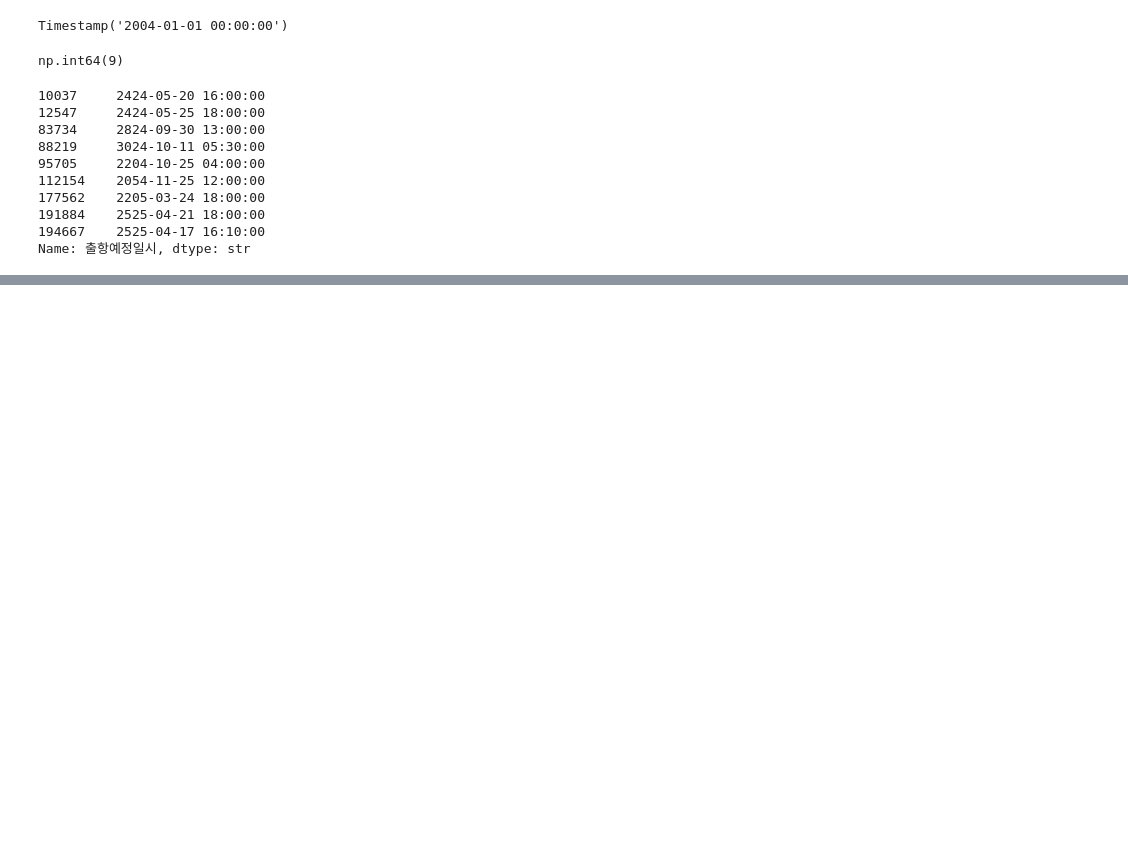
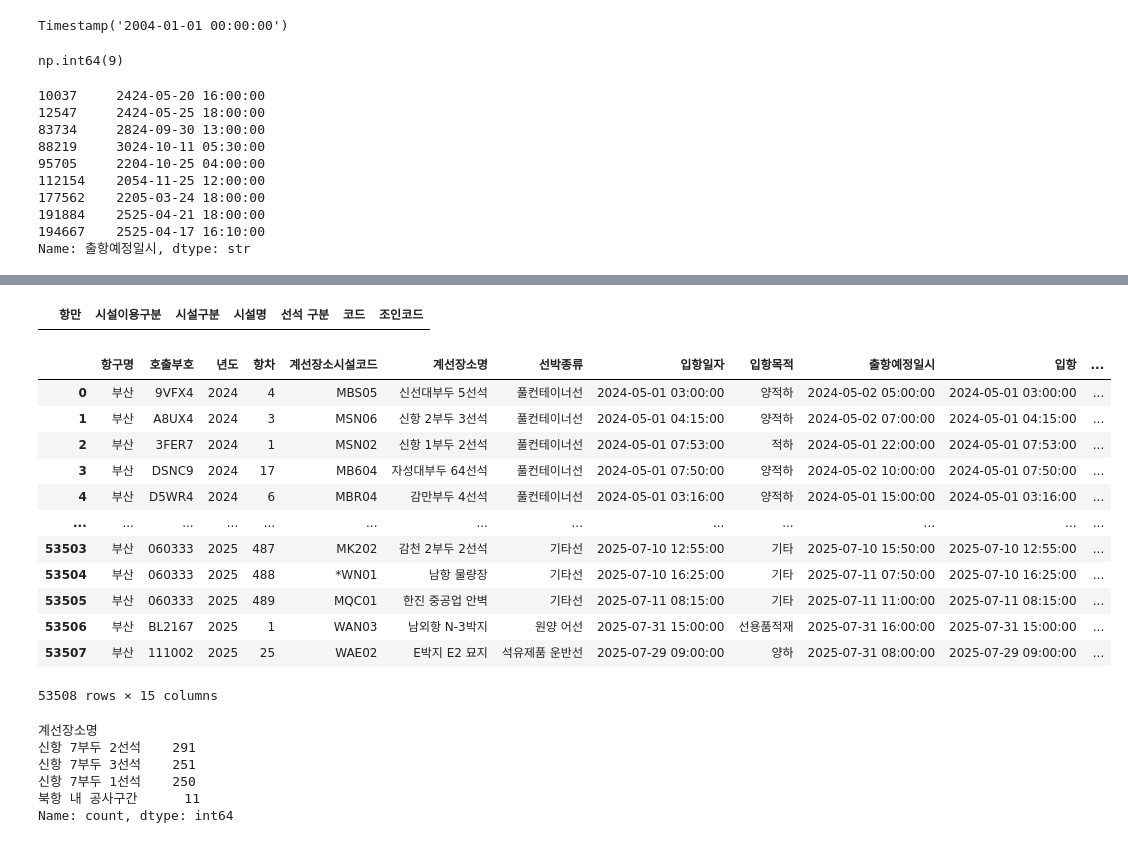
Before and after one commit to eddie1031/2026_SKP_011, a Jupyter notebook: bottle_neck.ipynb, the cells around one changed output, grey strips where cells are left out. Drawn from its saved outputs; the diff is of its cells as text; code cells hidden in the pictures; blank space fills up the shorter version.

```diff
--- a/bottle_neck.ipynb
+++ b/bottle_neck.ipynb
@@ -227,0 +224,5 @@ call
+# %%
+TARGET = get_data_file_path('항만시설제원코드')
+
+df = pd.read_csv(TARGET, encoding='euc-kr')
+facility = df[df['항만'] == '부산항']
@@ -227,0 +263,2 @@ call
+# %%
+facility['조인코드'] = facility['코드'].str.replace('-', '', regex=False)
@@ -227,0 +273,30 @@ call
+# %%
+facility = facility.drop_duplicates('조인코드')
+# %%
+facility[facility['조인코드'].duplicated(keep=False)]
+# %% [output]
+|  | 항만 | 시설이용구분 | 시설구분 | 시설명 | 선석 구분 | 코드 | 조인코드 |
+# %%
+use_cols = ['조인코드', '시설이용구분', '시설구분']
+calls = call.merge(
+    facility[use_cols],
+    left_on='계선장소시설코드',
+    right_on='조인코드',
+    how='left' # inner, left, right
+)
+
+calls
+# %% [output]
+|  | 항구명 | 호출부호 | 년도 | 항차 | 계선장소시설코드 | 계선장소명 | 선박종류 | 입항일자 | 입항목적 | 출항예정일시 | 입항 | ... |
+| 0 | 부산 | 9VFX4 | 2024 | 4 | MBS05 | 신선대부두 5선석 | 풀컨테이너선 | 2024-05-01 03:00:00 | 양적하 | 2024-05-02 05:00:00 | 2024-05-01 03:00:00 | ... |
+| 1 | 부산 | A8UX4 | 2024 | 3 | MSN06 | 신항 2부두 3선석 | 풀컨테이너선 | 2024-05-01 04:15:00 | 양적하 | 2024-05-02 07:00:00 | 2024-05-01 04:15:00 | ... |
+| 2 | 부산 | 3FER7 | 2024 | 1 | MSN02 | 신항 1부두 2선석 | 풀컨테이너선 | 2024-05-01 07:53:00 | 적하 | 2024-05-01 22:00:00 | 2024-05-01 07:53:00 | ... |
+| 3 | 부산 | DSNC9 | 2024 | 17 | MB604 | 자성대부두 64선석 | 풀컨테이너선 | 2024-05-01 07:50:00 | 양적하 | 2024-05-02 10:00:00 | 2024-05-01 07:50:00 | ... |
+| 4 | 부산 | D5WR4 | 2024 | 6 | MBR04 | 감만부두 4선석 | 풀컨테이너선 | 2024-05-01 03:16:00 | 양적하 | 2024-05-01 15:00:00 | 2024-05-01 03:16:00 | ... |
+| ... | ... | ... | ... | ... | ... | ... | ... | ... | ... | ... | ... | ... |
+| 53503 | 부산 | 060333 | 2025 | 487 | MK202 | 감천 2부두 2선석 | 기타선 | 2025-07-10 12:55:00 | 기타 | 2025-07-10 15:50:00 | 2025-07-10 12:55:00 | ... |
+| 53504 | 부산 | 060333 | 2025 | 488 | *WN01 | 남항 물량장 | 기타선 | 2025-07-10 16:25:00 | 기타 | 2025-07-11 07:50:00 | 2025-07-10 16:25:00 | ... |
+| 53505 | 부산 | 060333 | 2025 | 489 | MQC01 | 한진 중공업 안벽 | 기타선 | 2025-07-11 08:15:00 | 기타 | 2025-07-11 11:00:00 | 2025-07-11 08:15:00 | ... |
+| 53506 | 부산 | BL2167 | 2025 | 1 | WAN03 | 남외항 N-3박지 | 원양 어선 | 2025-07-31 15:00:00 | 선용품적재 | 2025-07-31 16:00:00 | 2025-07-31 15:00:00 | ... |
+| 53507 | 부산 | 111002 | 2025 | 25 | WAE02 | E박지 E2 묘지 | 석유제품 운반선 | 2025-07-29 09:00:00 | 양하 | 2025-07-31 08:00:00 | 2025-07-29 09:00:00 | ... |
+53508 rows × 15 columns
@@ -227,0 +305,9 @@ call
+# %%
+calls.loc[unmatched, '계선장소명'].value_counts()
+# %% [output]
+계선장소명
+신항 7부두 2선석    291
+신항 7부두 3선석    251
+신항 7부두 1선석    250
+북항 내 공사구간      11
+Name: count, dtype: int64
```
Also changed, not shown: parts of 17 cells of this notebook.
